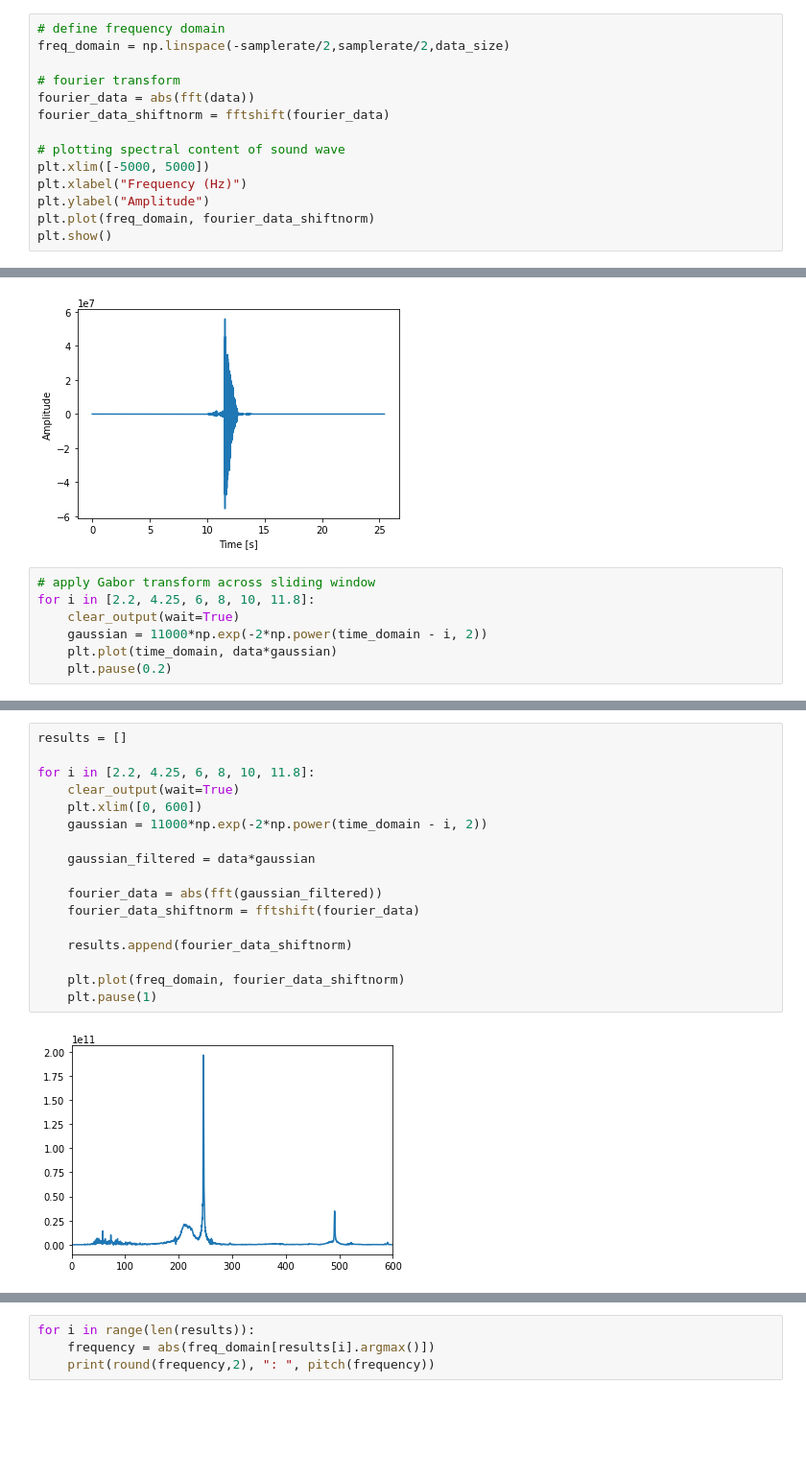
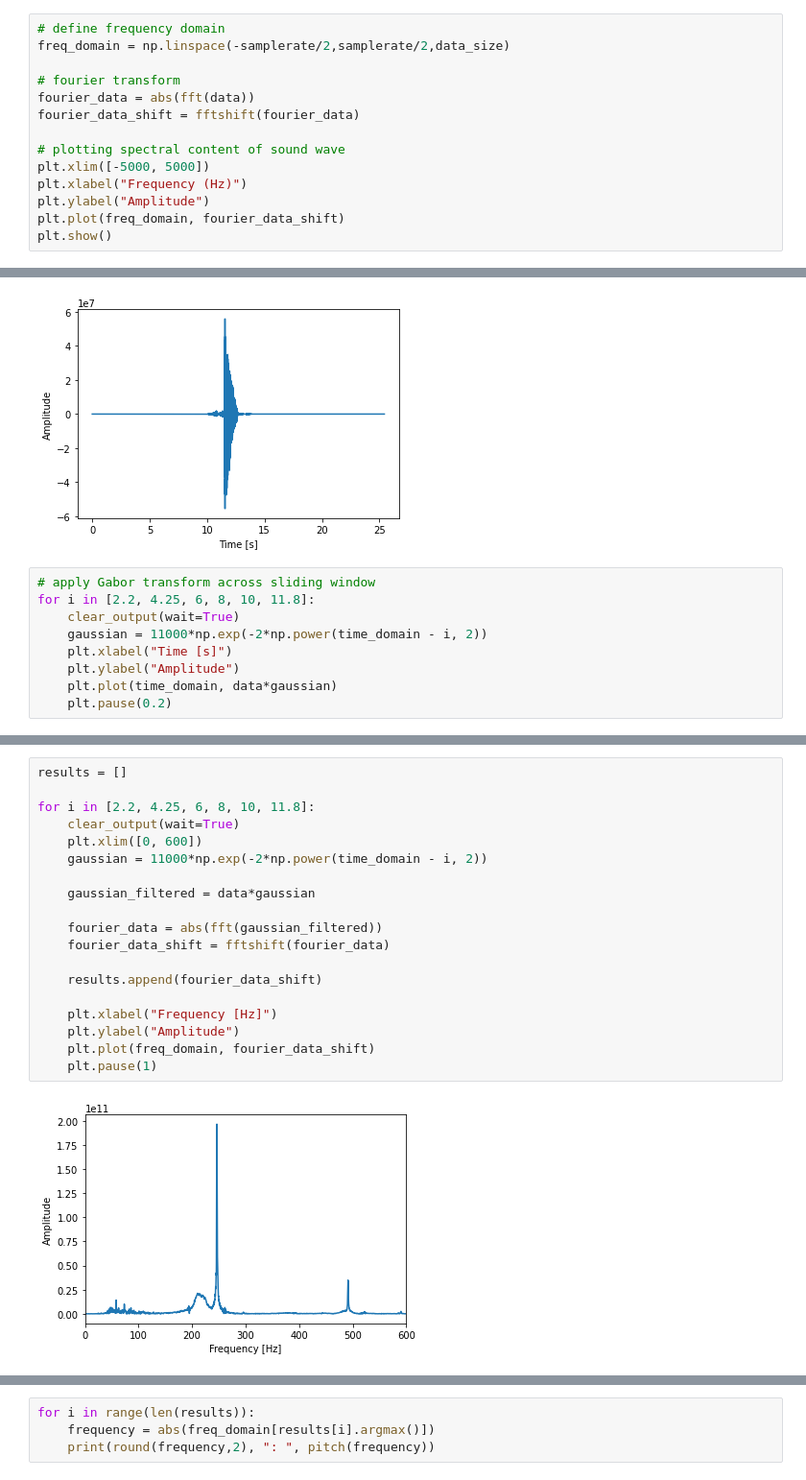
Before and after one commit to mojanbenham/blog, a Jupyter notebook: computational_math/gabor/gabor.ipynb, the cells around one changed output, grey strips where cells are left out. Shown at 96% size. Drawn from its saved outputs; the diff is of its cells as text; blank space fills up the shorter version.

```diff
--- a/computational_math/gabor/gabor.ipynb
+++ b/computational_math/gabor/gabor.ipynb
@@ -38,13 +38,13 @@ freq_domain = np.linspace(-samplerate/2,samplerate/2,data_size)
 
 # fourier transform
 fourier_data = abs(fft(data))
-fourier_data_shiftnorm = fftshift(fourier_data)
+fourier_data_shift = fftshift(fourier_data)
 
 # plotting spectral content of sound wave
 plt.xlim([-5000, 5000])
 plt.xlabel("Frequency (Hz)")
 plt.ylabel("Amplitude")
-plt.plot(freq_domain, fourier_data_shiftnorm)
+plt.plot(freq_domain, fourier_data_shift)
 plt.show()
 # %% [output]
 [figure]
@@ -73,6 +73,8 @@ plt.show()
 for i in [2.2, 4.25, 6, 8, 10, 11.8]:
     clear_output(wait=True)
     gaussian = 11000*np.exp(-2*np.power(time_domain - i, 2))
+    plt.xlabel("Time [s]")
+    plt.ylabel("Amplitude")
     plt.plot(time_domain, data*gaussian)
     plt.pause(0.2)
 # %% [output]
@@ -80,22 +82,24 @@ for i in [2.2, 4.25, 6, 8, 10, 11.8]:
 # %%
 results = []
 
 for i in [2.2, 4.25, 6, 8, 10, 11.8]:
     clear_output(wait=True)
     plt.xlim([0, 600])
     gaussian = 11000*np.exp(-2*np.power(time_domain - i, 2))
 
     gaussian_filtered = data*gaussian
 
     fourier_data = abs(fft(gaussian_filtered))
-    fourier_data_shiftnorm = fftshift(fourier_data)
+    fourier_data_shift = fftshift(fourier_data)
 
-    results.append(fourier_data_shiftnorm)
+    results.append(fourier_data_shift)
 
-    plt.plot(freq_domain, fourier_data_shiftnorm)
+    plt.xlabel("Frequency [Hz]")
+    plt.ylabel("Amplitude")
+    plt.plot(freq_domain, fourier_data_shift)
     plt.pause(1)
 # %% [output]
-[figure, old version]
+[figure, new version]
 # %%
 # from: https://www.johndcook.com/blog/2016/02/10/musical-pitch-notation/
 from math import log2, pow
```
Also changed, not shown: parts of 3 cells of this notebook.
